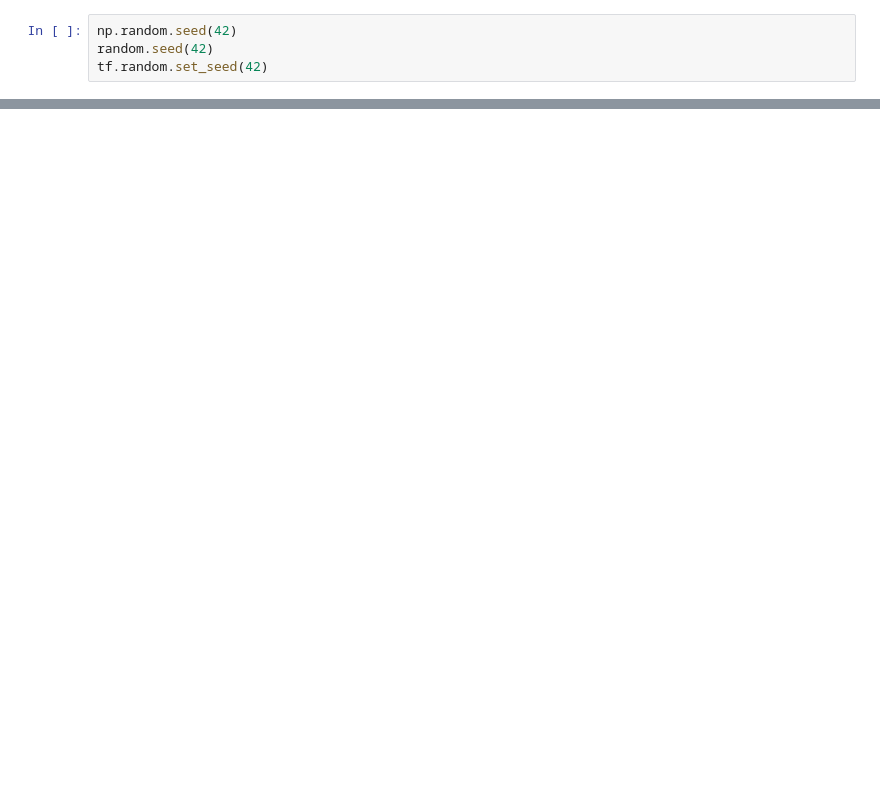
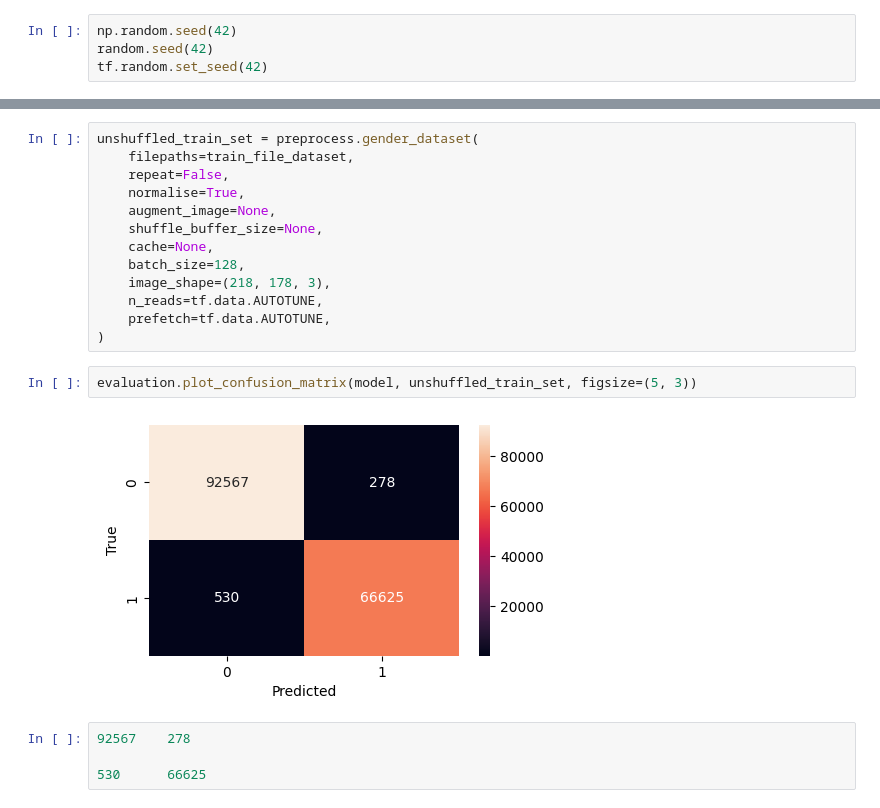
Before and after one commit to Frontman-11/Male-and-Female-Gender-Classifier, a Jupyter notebook: main-notebook.ipynb, the cells around one changed output, grey strips where cells are left out. Saved outputs shown, nothing was run; the diff lists cells and outputs as text; blank space fills up the shorter version.

```diff
--- a/main-notebook.ipynb
+++ b/main-notebook.ipynb
@@ -294,0 +348,21 @@ KeyboardInterrupt:
+# %%
+unshuffled_train_set = preprocess.gender_dataset(
+    filepaths=train_file_dataset,
+    repeat=False,
+    normalise=True,
+    augment_image=None,
+    shuffle_buffer_size=None,
+    cache=None,
+    batch_size=128,
+    image_shape=(218, 178, 3),
+    n_reads=tf.data.AUTOTUNE,
+    prefetch=tf.data.AUTOTUNE,
+)
+# %%
+evaluation.plot_confusion_matrix(model, unshuffled_train_set, figsize=(5, 3))
+# %% [output]
+[figure, added]
+# %%
+92567    278
+
+530      66625
```
Also changed, not shown: parts of 18 cells of this notebook.
